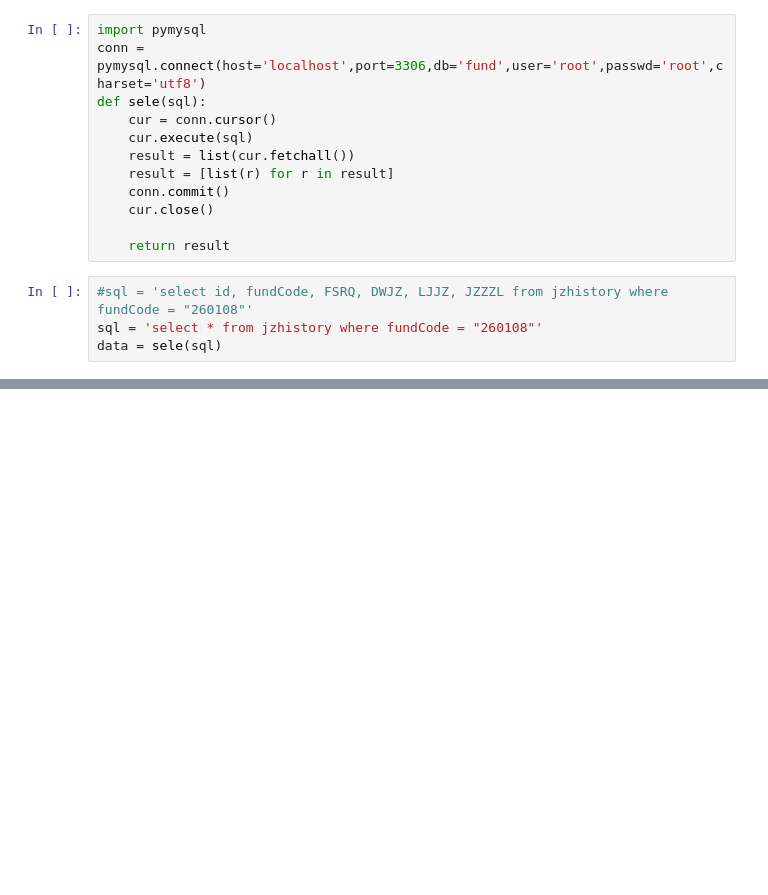
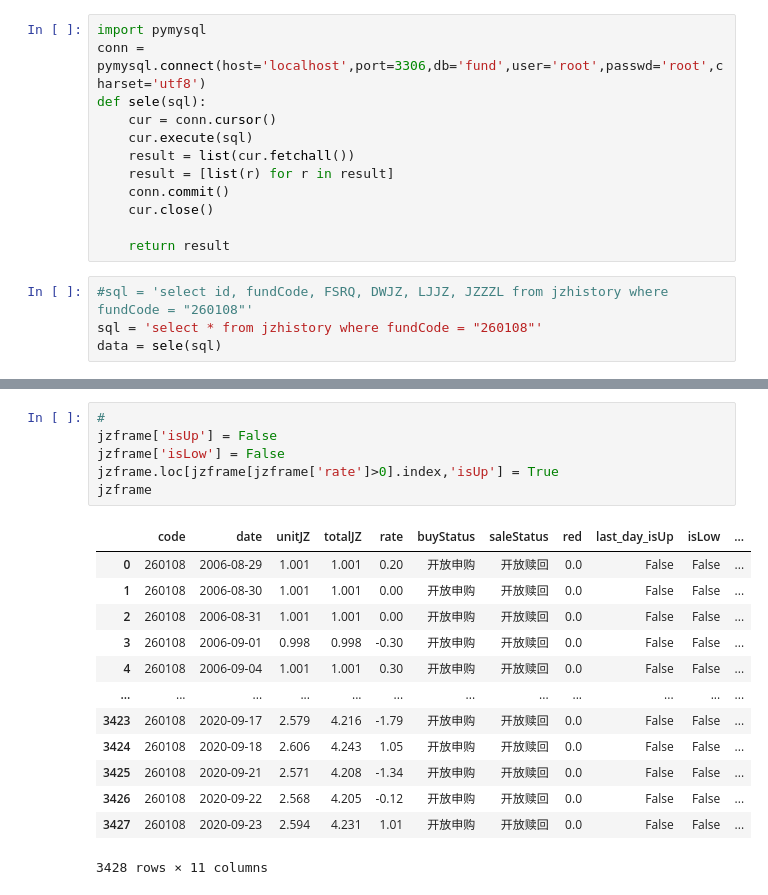
Before and after one commit to ryjfgjl/Fund, a Jupyter notebook: Data_Analysis/test.ipynb, the cells around one changed output, grey strips where cells are left out. Drawn from its saved outputs; the diff is of its cells as text; blank space fills up the shorter version.

```diff
--- a/Data_Analysis/test.ipynb
+++ b/Data_Analysis/test.ipynb
@@ -111,0 +147,20 @@ IndentationError: expected an indented block (<ipython-input-1-ace6651ef991>, li
+# %%
+#
+jzframe['isUp'] = False
+jzframe['isLow'] = False
+jzframe.loc[jzframe[jzframe['rate']>0].index,'isUp'] = True
+jzframe
+# %% [output]
+|  | code | date | unitJZ | totalJZ | rate | buyStatus | saleStatus | red | last_day_isUp | isLow | ... |
+| 0 | 260108 | 2006-08-29 | 1.001 | 1.001 | 0.20 | 开放申购 | 开放赎回 | 0.0 | False | False | ... |
+| 1 | 260108 | 2006-08-30 | 1.001 | 1.001 | 0.00 | 开放申购 | 开放赎回 | 0.0 | False | False | ... |
+| 2 | 260108 | 2006-08-31 | 1.001 | 1.001 | 0.00 | 开放申购 | 开放赎回 | 0.0 | False | False | ... |
+| 3 | 260108 | 2006-09-01 | 0.998 | 0.998 | -0.30 | 开放申购 | 开放赎回 | 0.0 | False | False | ... |
+| 4 | 260108 | 2006-09-04 | 1.001 | 1.001 | 0.30 | 开放申购 | 开放赎回 | 0.0 | False | False | ... |
+| ... | ... | ... | ... | ... | ... | ... | ... | ... | ... | ... | ... |
+| 3423 | 260108 | 2020-09-17 | 2.579 | 4.216 | -1.79 | 开放申购 | 开放赎回 | 0.0 | False | False | ... |
+| 3424 | 260108 | 2020-09-18 | 2.606 | 4.243 | 1.05 | 开放申购 | 开放赎回 | 0.0 | False | False | ... |
+| 3425 | 260108 | 2020-09-21 | 2.571 | 4.208 | -1.34 | 开放申购 | 开放赎回 | 0.0 | False | False | ... |
+| 3426 | 260108 | 2020-09-22 | 2.568 | 4.205 | -0.12 | 开放申购 | 开放赎回 | 0.0 | False | False | ... |
+| 3427 | 260108 | 2020-09-23 | 2.594 | 4.231 | 1.01 | 开放申购 | 开放赎回 | 0.0 | False | False | ... |
+3428 rows × 11 columns
```
Also changed, not shown: parts of 8 cells of this notebook, 12 other files.
